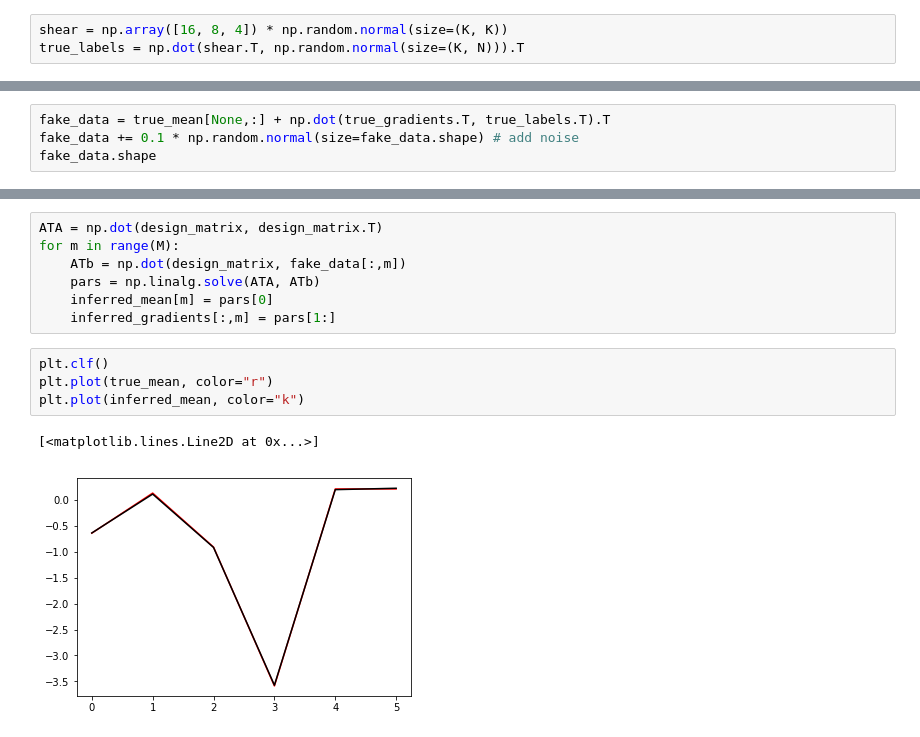
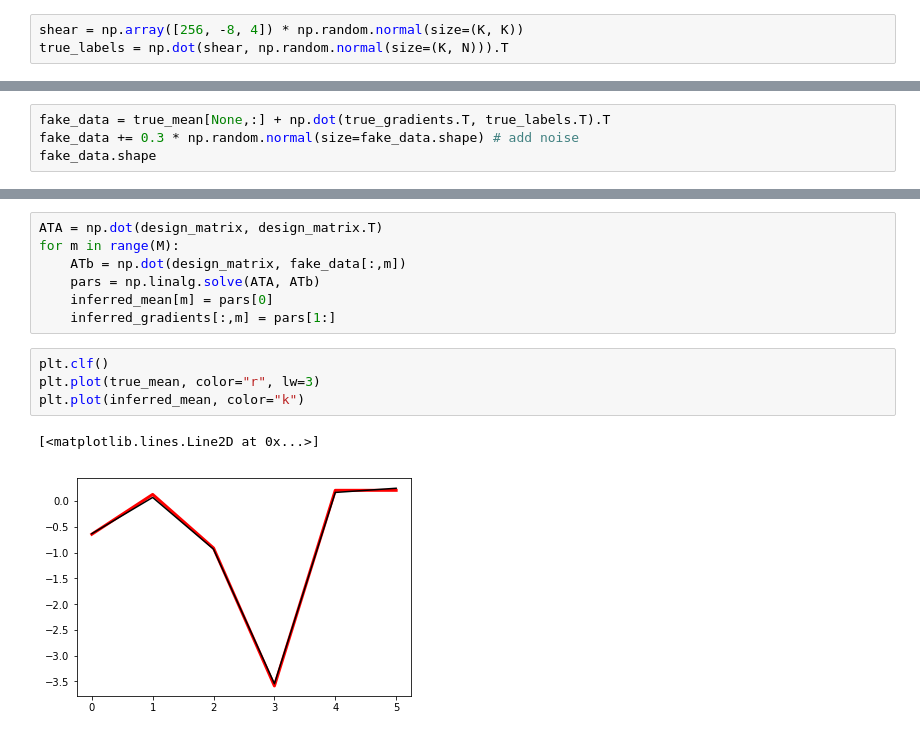
Before and after one commit to davidwhogg/ForYST, a Jupyter notebook: notebooks/Demo+of+The+Cannon.ipynb, the cells around one changed output, grey strips where cells are left out. Drawn from its saved outputs; the diff is of its cells as text.

```diff
--- a/notebooks/Demo+of+The+Cannon.ipynb
+++ b/notebooks/Demo+of+The+Cannon.ipynb
@@ -21,6 +22,6 @@ plt.plot(true_gradients.T)
 # %%
-shear = np.array([16, 8, 4]) * np.random.normal(size=(K, K))
-true_labels = np.dot(shear.T, np.random.normal(size=(K, N))).T
+shear = np.array([256, -8, 4]) * np.random.normal(size=(K, K))
+true_labels = np.dot(shear, np.random.normal(size=(K, N))).T
 # %%
 plt.clf()
 fig, ((ax1, ax2), (ax3, ax4)) = plt.subplots(2, 2)
@@ -34,6 +35,6 @@ for k in range(K):
 # %%
 fake_data = true_mean[None,:] + np.dot(true_gradients.T, true_labels.T).T
-fake_data += 0.1 * np.random.normal(size=fake_data.shape) # add noise
+fake_data += 0.3 * np.random.normal(size=fake_data.shape) # add noise
 fake_data.shape
 # %% [output]
 (64, 6)
@@ -54,11 +55,11 @@ for m in range(M):
     inferred_gradients[:,m] = pars[1:]
 # %%
 plt.clf()
-plt.plot(true_mean, color="r")
+plt.plot(true_mean, color="r", lw=3)
 plt.plot(inferred_mean, color="k")
 # %% [output]
 [<matplotlib.lines.Line2D at 0x...>]
-[figure, old version]
+[figure, new version]
 # %%
 plt.clf()
 for k in range (K):
```
Also changed, not shown: parts of 3 cells of this notebook.
